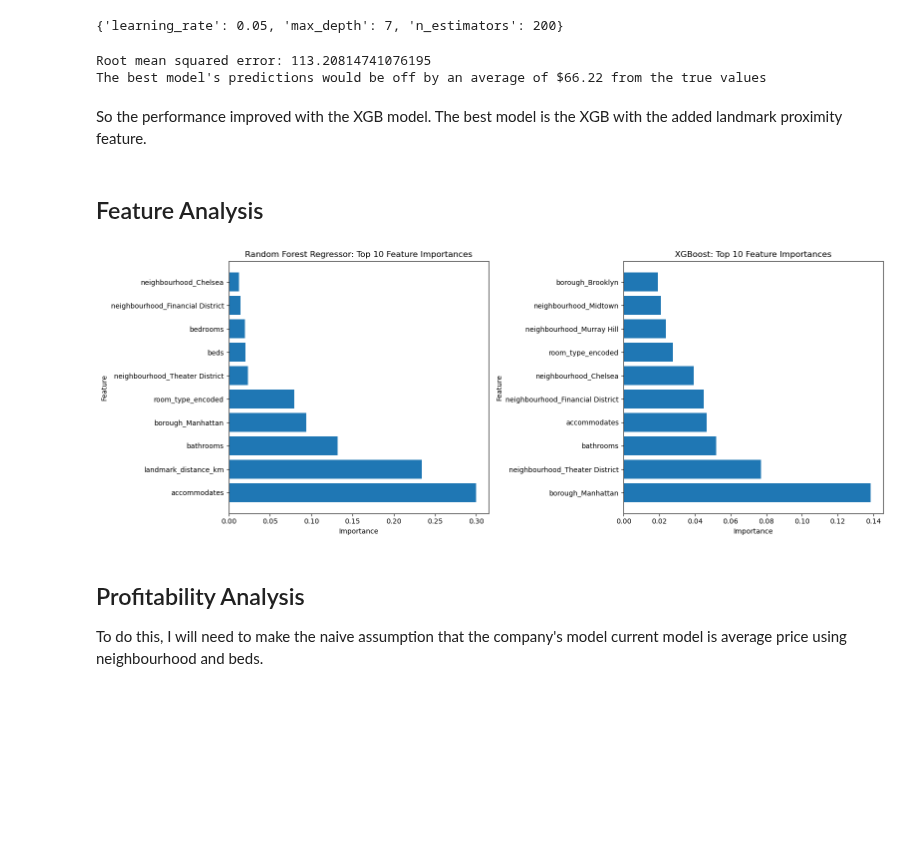
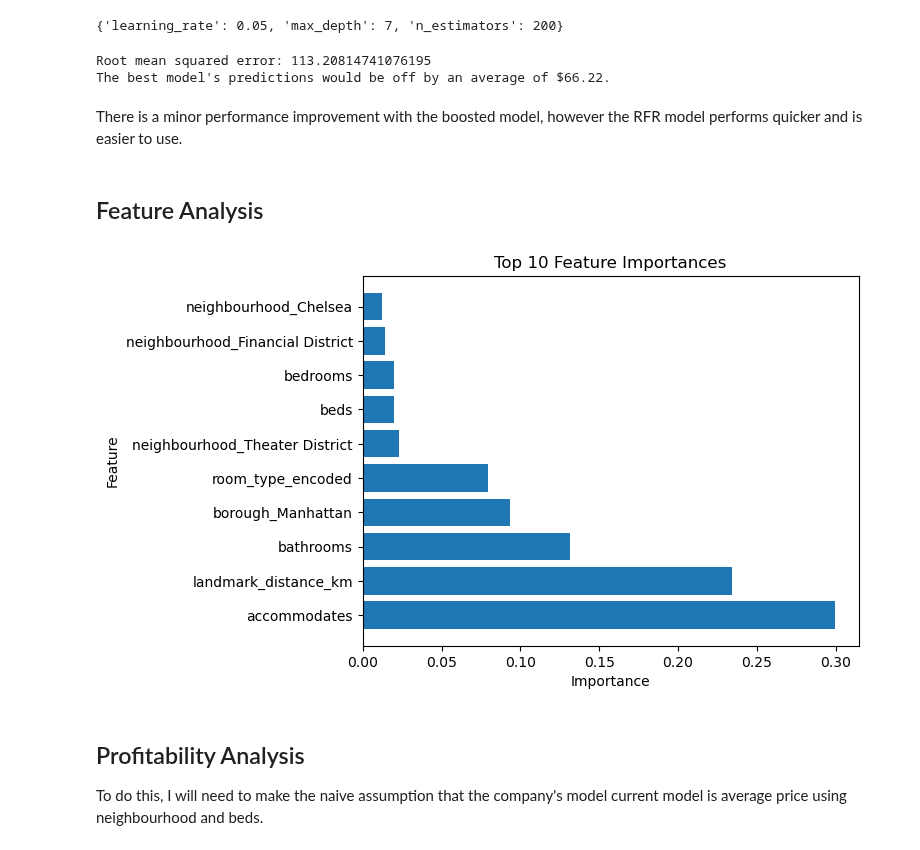
Before and after one commit to n-altawam/Sprinboard, a Jupyter notebook: Capstone 2/5. Modelling.ipynb, the cells around one changed output. Saved outputs shown, nothing was run; the diff lists cells and outputs as text; code cells hidden in the pictures; blank space fills up the shorter version.

```diff
--- a/Capstone 2/5. Modelling.ipynb
+++ b/Capstone 2/5. Modelling.ipynb
@@ -171,7 +166,8 @@ Best score: 0.5449365349267903
 As this Grid Search produced a better score than the previous, I will use the new best parameters.
 # %%
 rfr = RandomForestRegressor(random_state=18)
-rfr.set_params(**grid_search.best_params_)
+rfr.set_params(max_depth=10, n_estimators=100)
+# rfr.set_params(**grid_search.best_params_)
 rfr.fit(X_train, y_train)
 y_pred = rfr.predict(X_test)
 # %%
@@ -219,7 +215,9 @@ print(best_params)
 {'learning_rate': 0.05, 'max_depth': 7, 'n_estimators': 200}
 # %%
 # Fit the grid search object to the training data
-xgb_reg = xgb.XGBRegressor(**grid_search.best_params_)
+# xgb_reg = xgb.XGBRegressor(**grid_search.best_params_)
+import xgboost as xgb
+xgb_reg = xgb.XGBRegressor(max_depth=7, learning_rate=0.05, n_estimators=200)
 xgb_reg.fit(X_train, y_train)
 
 # Evaluate the model on the test data
@@ -228,57 +226,31 @@ mse = mean_squared_error(y_test, y_pred)
 rmse = np.sqrt(mse)
 mae = mean_absolute_error(y_test, y_pred)
 print(f"Root mean squared error: {rmse}")
-print("The best model's predictions would be off by an average of ${} from the true values".format(round(mae,2)))
+print("The best model's predictions would be off by an average of ${}.".format(round(mae,2)))
 # %% [output]
 Root mean squared error: 113.20814741076195
-The best model's predictions would be off by an average of $66.22 from the true values
+The best model's predictions would be off by an average of $66.22.
-# %% [markdown]
-So the performance improved with the XGB model. The best model is the XGB with the added landmark proximity feature.
+# %% [markdown]
+There is a minor performance improvement with the boosted model, however the RFR model performs quicker and is easier to use.
 # %% [markdown]
 ## Feature Analysis
-# %%
-import numpy as np
-import matplotlib.pyplot as plt
-
-# Get feature importances for Random Forest Regressor
-importances_rfr = rfr.feature_importances_
-indices_rfr = np.argsort(importances_rfr)[::-1]
-top_features_rfr = 10
-indices_rfr = indices_rfr[:top_features_rfr]
-importances_rfr = importances_rfr[indices_rfr]
-feature_names_rfr = X_train.columns[indices_rfr]
-
-# Get feature importances for XGBoost
-importances_xgb = xgb_reg.feature_importances_
-indices_xgb = np.argsort(importances_xgb)[::-1]
-top_features_xgb = 10
-indices_xgb = indices_xgb[:top_features_xgb]
-importances_xgb = importances_xgb[indices_xgb]
-feature_names_xgb = X_train.columns[indices_xgb]
-
-# Set up the figure
-fig, axes = plt.subplots(nrows=1, ncols=2, figsize=(16, 6))
-
-# Plot feature importances for Random Forest Regressor
-axes[0].barh(range(len(indices_rfr)), importances_rfr, align='center')
-axes[0].set_yticks(range(len(indices_rfr)))
-axes[0].set_yticklabels(feature_names_rfr)
-axes[0].set_xlabel('Importance')
-axes[0].set_ylabel('Feature')
-axes[0].set_title('Random Forest Regressor: Top 10 Feature Importances')
-
-# Plot feature importances for XGBoost
-axes[1].barh(range(len(indices_xgb)), importances_xgb, align='center')
-axes[1].set_yticks(range(len(indices_xgb)))
-axes[1].set_yticklabels(feature_names_xgb)
-axes[1].set_xlabel('Importance')
-axes[1].set_ylabel('Feature')
-axes[1].set_title('XGBoost: Top 10 Feature Importances')
-
-plt.tight_layout()
-plt.show()
-# %% [output]
-[figure, removed]
+# %%
+import numpy as np
+import matplotlib.pyplot as plt
+
+# Get feature importances from our random forest model
+importances = rfr.feature_importances_
+#plot the top ten most important features in a horizontal bar chart
+plt.barh(X.columns[np.argsort(importances)[::-1][:10]], importances[np.argsort(importances)[::-1][:10]])
+#label the chart
+plt.title('Top 10 Feature Importances')
+#label the axes
+plt.xlabel('Importance')
+plt.ylabel('Feature')
+#display the plot
+plt.show()
+# %% [output]
+[figure, added]
 # %% [markdown]
 ## Profitability Analysis
 
```
Also changed, not shown: parts of 13 cells of this notebook, 11 other files.
